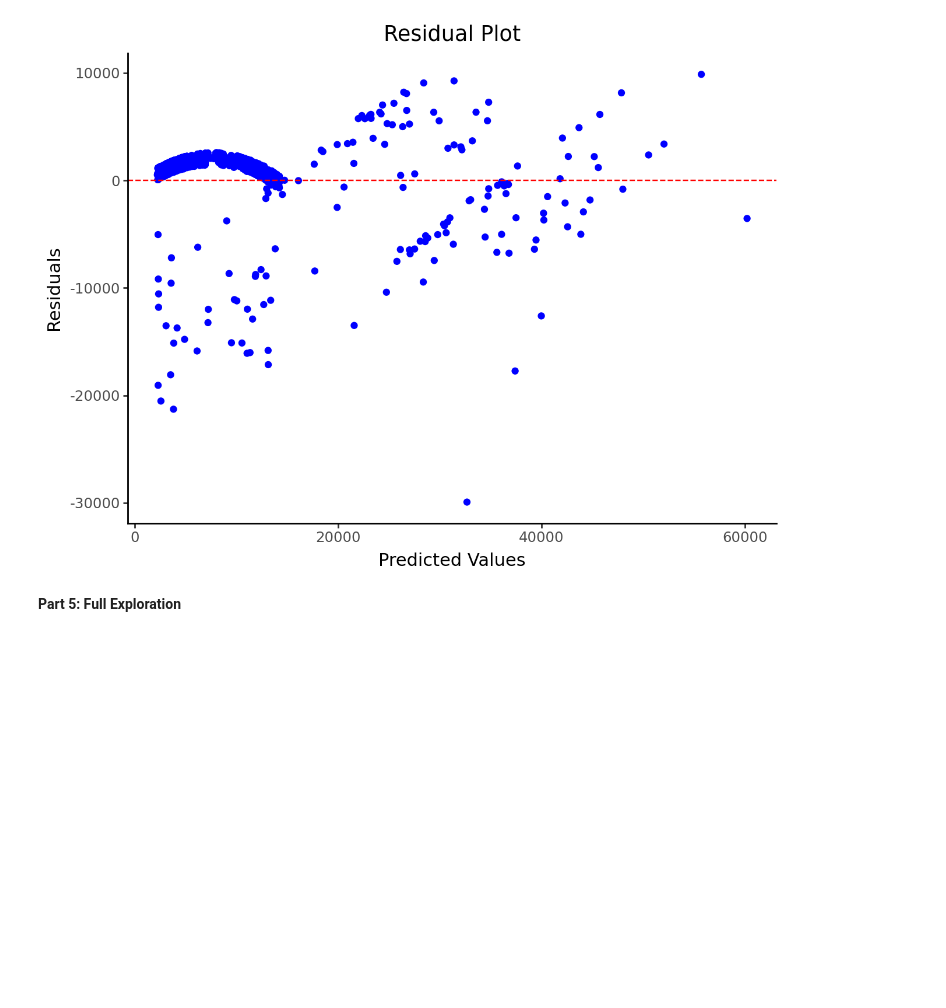
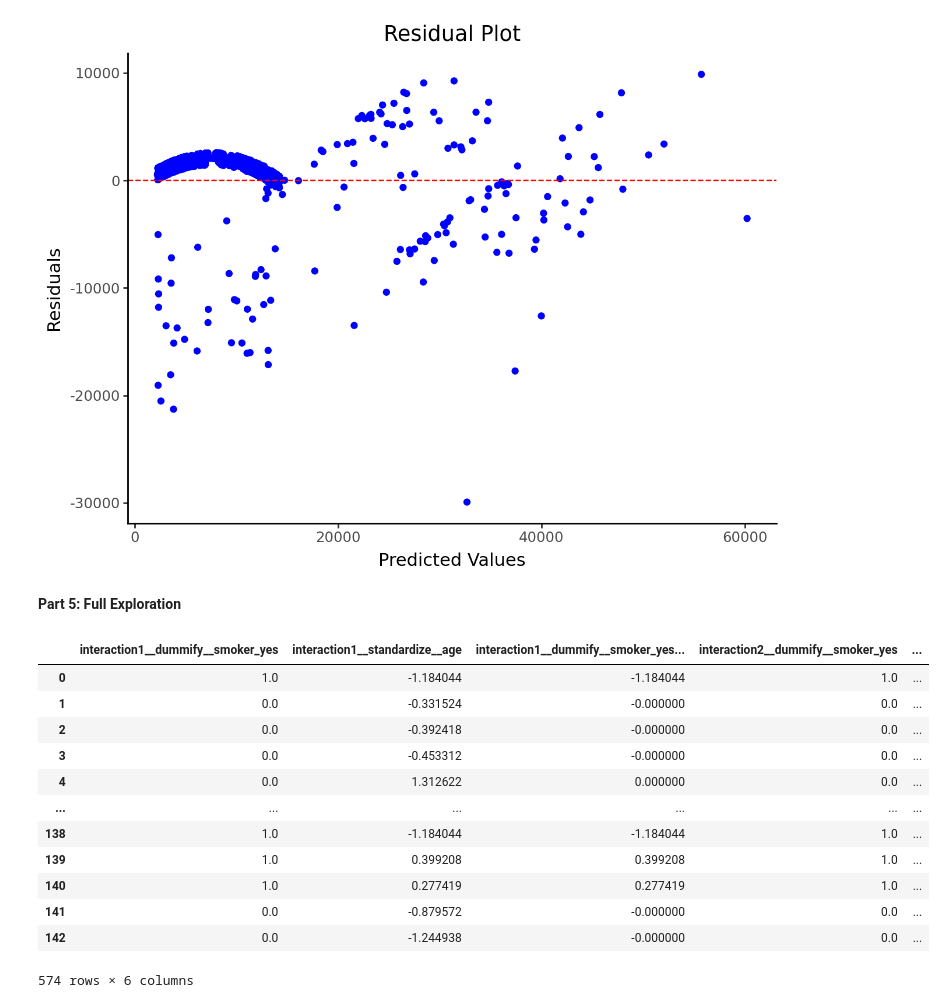
Before and after one commit to r-morag/Labs---GSB-544, a Jupyter notebook: lab5.ipynb, the cells around one changed output. Cells and saved outputs as stored; diff of their text form; code cells hidden in the pictures; blank space fills up the shorter version.

```diff
--- a/lab5.ipynb
+++ b/lab5.ipynb
@@ -590,3 +594,19 @@ y = df_insurance
+# %%
+ct_inter.fit_transform(ct_pre.fit_transform(X))
+# %% [output]
+|  | interaction1__dummify__smoker_yes | interaction1__standardize__age | interaction1__dummify__smoker_yes... | interaction2__dummify__smoker_yes | ... |
+| 0 | 1.0 | -1.184044 | -1.184044 | 1.0 | ... |
+| 1 | 0.0 | -0.331524 | -0.000000 | 0.0 | ... |
+| 2 | 0.0 | -0.392418 | -0.000000 | 0.0 | ... |
+| 3 | 0.0 | -0.453312 | -0.000000 | 0.0 | ... |
+| 4 | 0.0 | 1.312622 | 0.000000 | 0.0 | ... |
+| ... | ... | ... | ... | ... | ... |
+| 138 | 1.0 | -1.184044 | -1.184044 | 1.0 | ... |
+| 139 | 1.0 | 0.399208 | 0.399208 | 1.0 | ... |
+| 140 | 1.0 | 0.277419 | 0.277419 | 1.0 | ... |
+| 141 | 0.0 | -0.879572 | -0.000000 | 0.0 | ... |
+| 142 | 0.0 | -1.244938 | -0.000000 | 0.0 | ... |
+574 rows × 6 columns
 # %%
 from sklearn.model_selection import GridSearchCV
 
```
Also changed, not shown: parts of 7 cells of this notebook.
